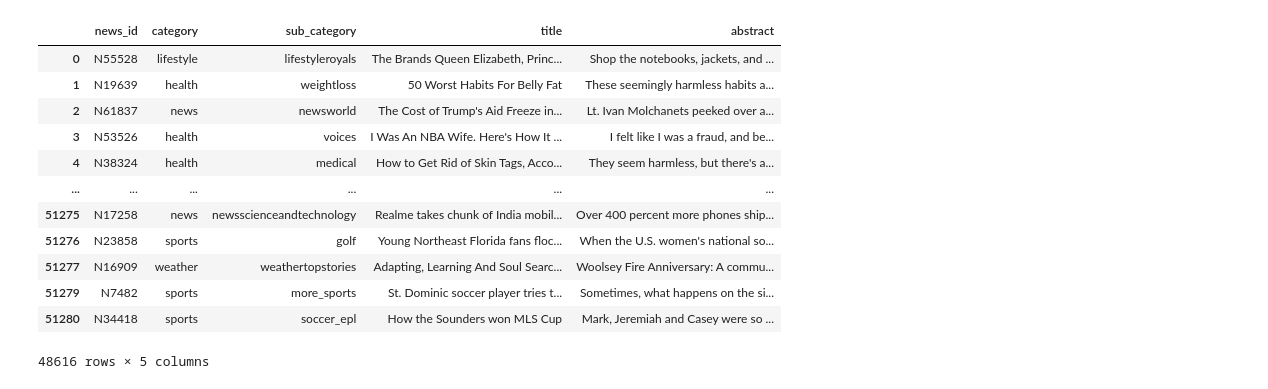
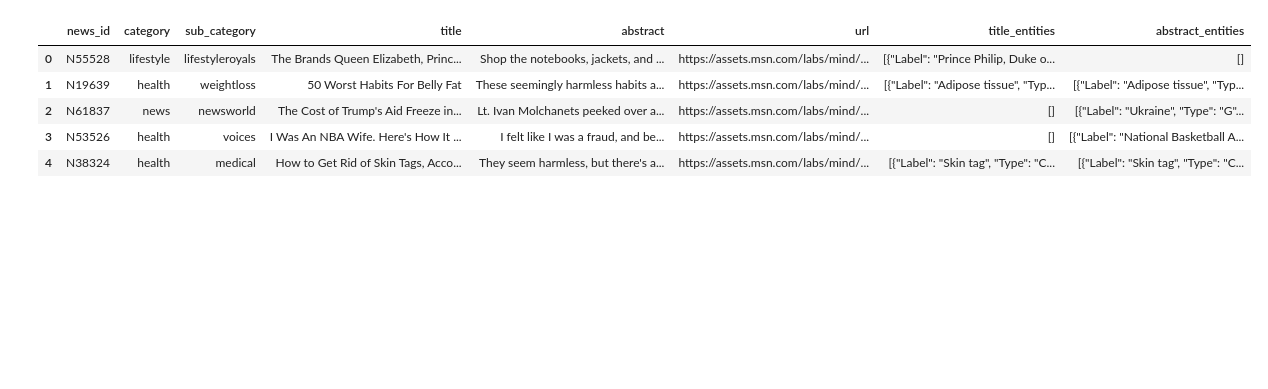
Before and after one commit to nicholas-rf/RecommenderProject, a Jupyter notebook: testing.ipynb, the cells around one changed output. Drawn from its saved outputs; the diff is of its cells as text; code cells hidden in the pictures; blank space fills up the shorter version.

```diff
--- a/testing.ipynb
+++ b/testing.ipynb
@@ -16,16 +4,12 @@ news = news.drop(columns = ['Unnamed: 0', 'url', 'title_entities', 'abstract_ent
+# %%
+behaviors = pd.read_csv('MIND_small/csv/behaviors_with_individual_counts.csv', index_col=0).drop(columns='Unnamed: 0')
+news = pd.read_csv('MIND_small/csv/news.csv', index_col=0)
 # %%
-news
+news.head()
 # %% [output]
-|  | news_id | category | sub_category | title | abstract |
-| 0 | N55528 | lifestyle | lifestyleroyals | The Brands Queen Elizabeth, Princ... | Shop the notebooks, jackets, and ... |
-| 1 | N19639 | health | weightloss | 50 Worst Habits For Belly Fat | These seemingly harmless habits a... |
-| 2 | N61837 | news | newsworld | The Cost of Trump's Aid Freeze in... | Lt. Ivan Molchanets peeked over a... |
-| 3 | N53526 | health | voices | I Was An NBA Wife. Here's How It ... | I felt like I was a fraud, and be... |
-| 4 | N38324 | health | medical | How to Get Rid of Skin Tags, Acco... | They seem harmless, but there's a... |
-| ... | ... | ... | ... | ... | ... |
-| 51275 | N17258 | news | newsscienceandtechnology | Realme takes chunk of India mobil... | Over 400 percent more phones ship... |
-| 51276 | N23858 | sports | golf | Young Northeast Florida fans floc... | When the U.S. women's national so... |
-| 51277 | N16909 | weather | weathertopstories | Adapting, Learning And Soul Searc... | Woolsey Fire Anniversary: A commu... |
-| 51279 | N7482 | sports | more_sports | St. Dominic soccer player tries t... | Sometimes, what happens on the si... |
-| 51280 | N34418 | sports | soccer_epl | How the Sounders won MLS Cup | Mark, Jeremiah and Casey were so ... |
+|  | news_id | category | sub_category | title | abstract | url | title_entities | abstract_entities |
+| 0 | N55528 | lifestyle | lifestyleroyals | The Brands Queen Elizabeth, Princ... | Shop the notebooks, jackets, and ... | https://assets.msn.com/labs/mind/... | [{"Label": "Prince Philip, Duke o... | [] |
+| 1 | N19639 | health | weightloss | 50 Worst Habits For Belly Fat | These seemingly harmless habits a... | https://assets.msn.com/labs/mind/... | [{"Label": "Adipose tissue", "Typ... | [{"Label": "Adipose tissue", "Typ... |
+| 2 | N61837 | news | newsworld | The Cost of Trump's Aid Freeze in... | Lt. Ivan Molchanets peeked over a... | https://assets.msn.com/labs/mind/... | [] | [{"Label": "Ukraine", "Type": "G"... |
+| 3 | N53526 | health | voices | I Was An NBA Wife. Here's How It ... | I felt like I was a fraud, and be... | https://assets.msn.com/labs/mind/... | [] | [{"Label": "National Basketball A... |
+| 4 | N38324 | health | medical | How to Get Rid of Skin Tags, Acco... | They seem harmless, but there's a... | https://assets.msn.com/labs/mind/... | [{"Label": "Skin tag", "Type": "C... | [{"Label": "Skin tag", "Type": "C... |
-48616 rows × 5 columns
```
Also changed, not shown: parts of 30 cells of this notebook, 6 other files.
